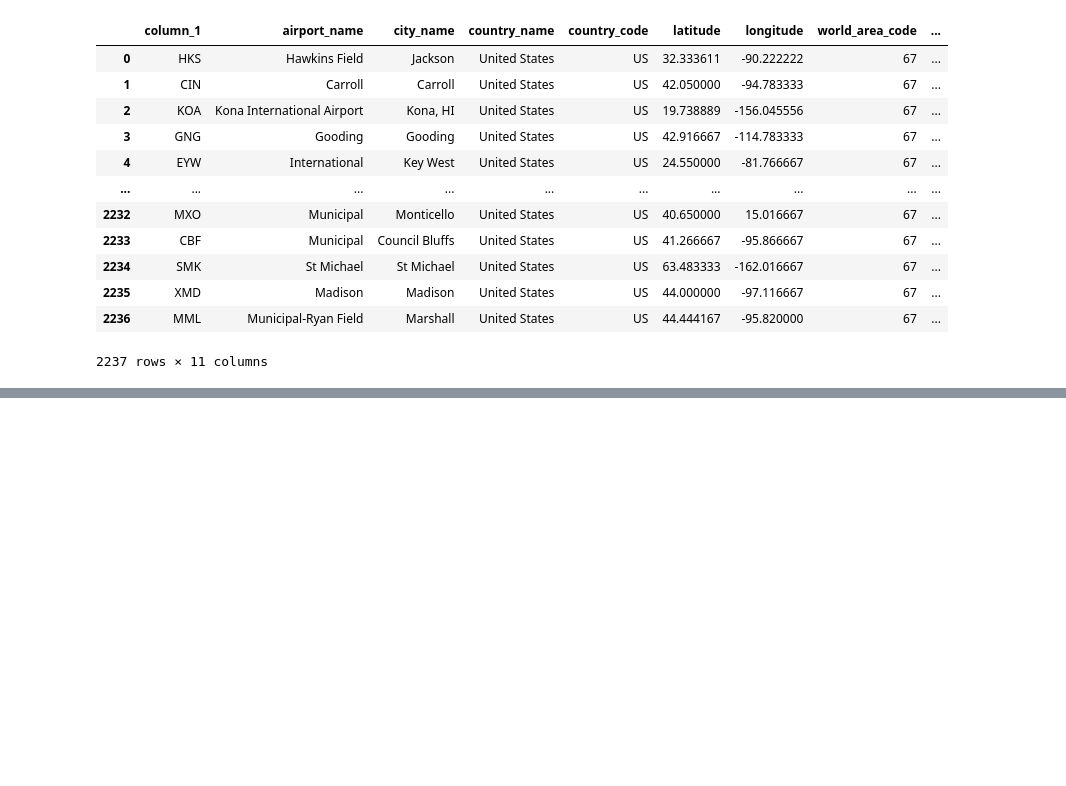
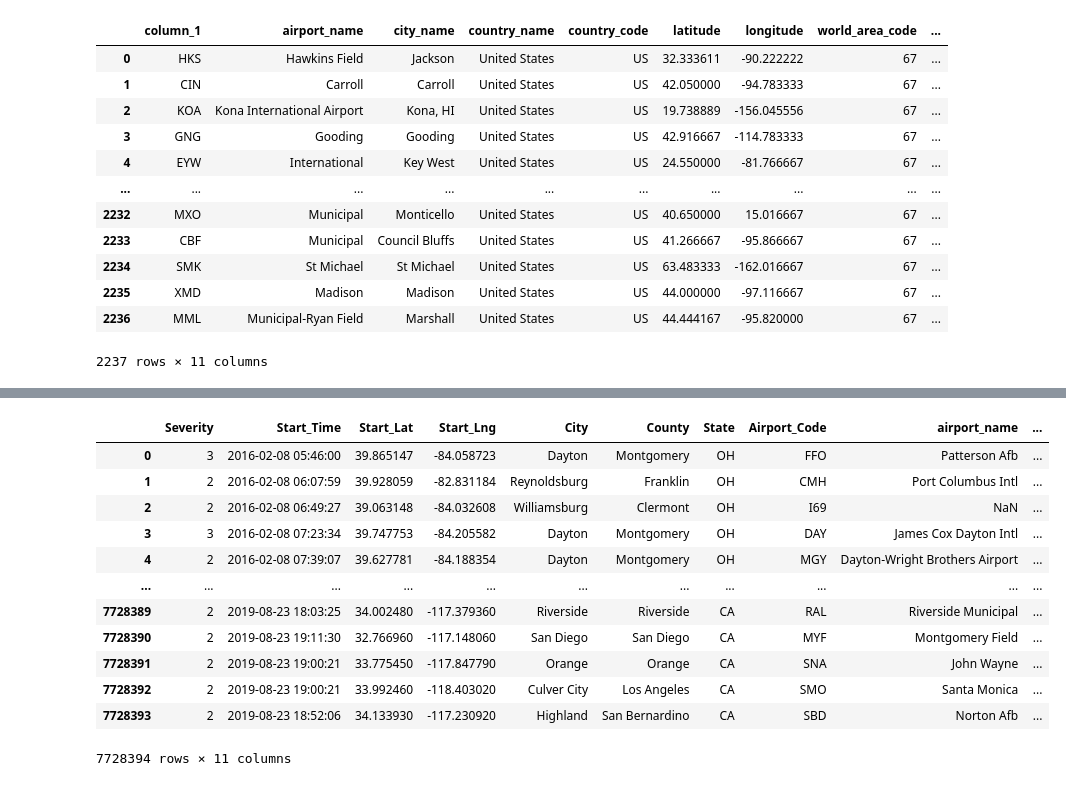
Before and after one commit to zoya-fatima22/us-accidents-thesis, a Jupyter notebook: notebook_scripts/dataPrep.ipynb, the cells around one changed output, grey strips where cells are left out. Saved outputs shown, nothing was run; the diff lists cells and outputs as text; code cells hidden in the pictures; blank space fills up the shorter version.

```diff
--- a/notebook_scripts/dataPrep.ipynb
+++ b/notebook_scripts/dataPrep.ipynb
@@ -87,3 +52,0 @@ display(duplicates)
-# %%
-df_airport_nodup = df_airport.drop_duplicates(subset=['icao'])
-df = df.merge(df_airport_nodup, how='left', left_on='Airport_Code', right_on='icao', suffixes=('', '_airport'))
@@ -232,0 +131,16 @@ df
+# %%
+df[['Severity', 'Start_Time', 'Start_Lat', 'Start_Lng', 'City', 'County', 'State', 'Airport_Code', 'airport_name', 'latitude', 'longitude']]
+# %% [output]
+|  | Severity | Start_Time | Start_Lat | Start_Lng | City | County | State | Airport_Code | airport_name | ... |
+| 0 | 3 | 2016-02-08 05:46:00 | 39.865147 | -84.058723 | Dayton | Montgomery | OH | FFO | Patterson Afb | ... |
+| 1 | 2 | 2016-02-08 06:07:59 | 39.928059 | -82.831184 | Reynoldsburg | Franklin | OH | CMH | Port Columbus Intl | ... |
+| 2 | 2 | 2016-02-08 06:49:27 | 39.063148 | -84.032608 | Williamsburg | Clermont | OH | I69 | NaN | ... |
+| 3 | 3 | 2016-02-08 07:23:34 | 39.747753 | -84.205582 | Dayton | Montgomery | OH | DAY | James Cox Dayton Intl | ... |
+| 4 | 2 | 2016-02-08 07:39:07 | 39.627781 | -84.188354 | Dayton | Montgomery | OH | MGY | Dayton-Wright Brothers Airport | ... |
+| ... | ... | ... | ... | ... | ... | ... | ... | ... | ... | ... |
+| 7728389 | 2 | 2019-08-23 18:03:25 | 34.002480 | -117.379360 | Riverside | Riverside | CA | RAL | Riverside Municipal | ... |
+| 7728390 | 2 | 2019-08-23 19:11:30 | 32.766960 | -117.148060 | San Diego | San Diego | CA | MYF | Montgomery Field | ... |
+| 7728391 | 2 | 2019-08-23 19:00:21 | 33.775450 | -117.847790 | Orange | Orange | CA | SNA | John Wayne | ... |
+| 7728392 | 2 | 2019-08-23 19:00:21 | 33.992460 | -118.403020 | Culver City | Los Angeles | CA | SMO | Santa Monica | ... |
+| 7728393 | 2 | 2019-08-23 18:52:06 | 34.133930 | -117.230920 | Highland | San Bernardino | CA | SBD | Norton Afb | ... |
+7728394 rows × 11 columns
```
Also changed, not shown: parts of 32 cells of this notebook, 1 other file.
